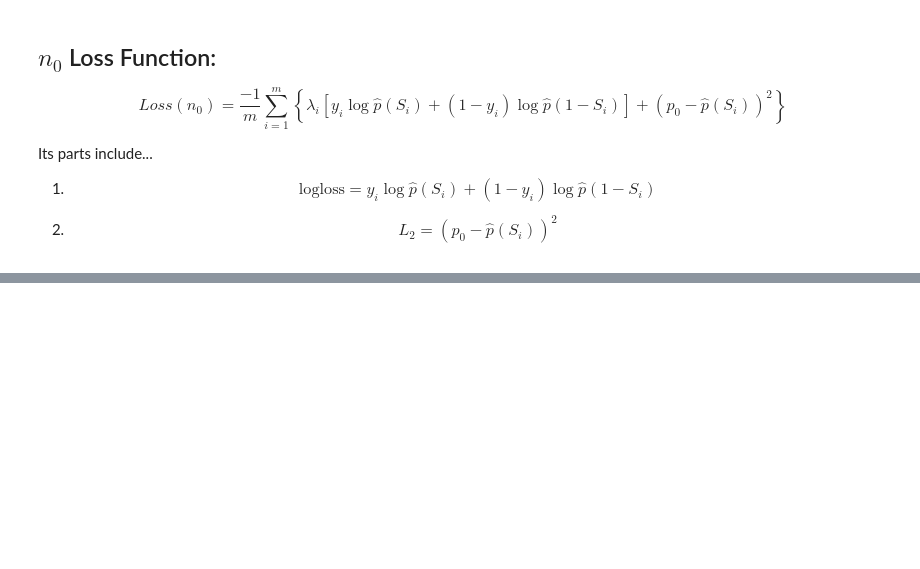
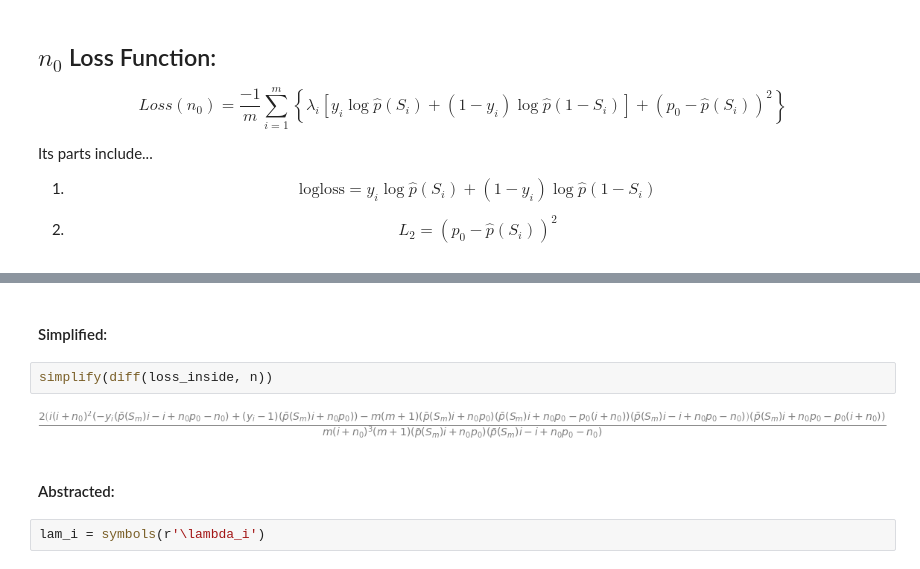
Before and after one commit to noahjillson/MCM-COMAP-Competition, a Jupyter notebook: Dynamic_Loss_Function.ipynb, the cells around one changed output, grey strips where cells are left out. Saved outputs shown, nothing was run; the diff lists cells and outputs as text; blank space fills up the shorter version.

```diff
--- a/Dynamic_Loss_Function.ipynb
+++ b/Dynamic_Loss_Function.ipynb
@@ -44,0 +56,10 @@ squared_error_loss_inside = (p_0 - p_hat)**2
+# %% [markdown]
+#### Simplified:
+# %%
+simplify(diff(loss_inside, n))
+# %% [output]
+[figure, added]
+# %% [markdown]
+#### Abstracted:
+# %%
+lam_i = symbols(r'\lambda_i')
```
Also changed, not shown: parts of 14 cells of this notebook.
